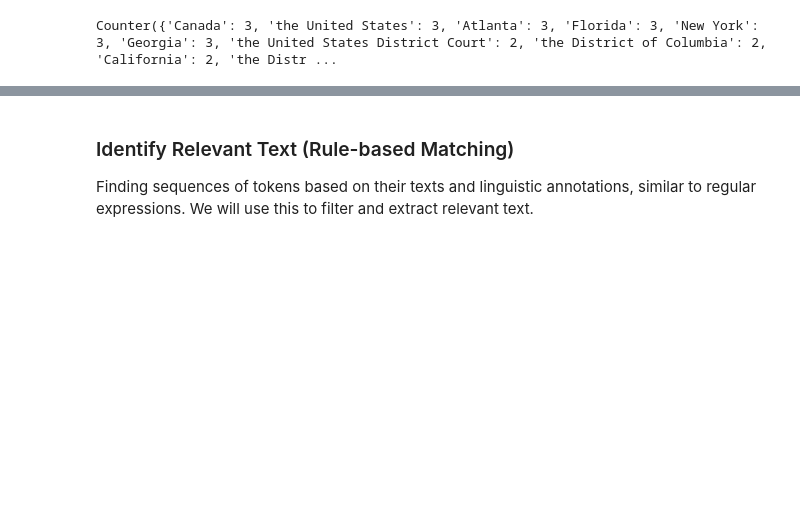
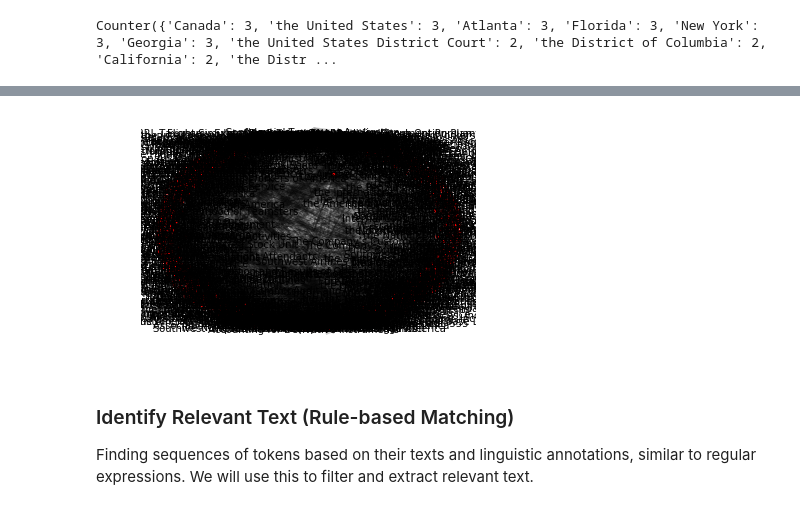
Before and after one commit to Alexjmsherman/nlp_practicum_original, a Jupyter notebook: lessons/lesson_6_text_preprocessing/text_preprocessing_solution.ipynb, the cells around one changed output, grey strips where cells are left out. Saved outputs shown, nothing was run; the diff lists cells and outputs as text; code cells hidden in the pictures; blank space fills up the shorter version.

Commit message:
update text preprocessing and phrase dectection

```diff
--- a/lessons/lesson_6_text_preprocessing/text_preprocessing_solution.ipynb
+++ b/lessons/lesson_6_text_preprocessing/text_preprocessing_solution.ipynb
@@ -125,7 +158,8 @@ ModuleNotFoundError: No module named 'spacy'
 # %%
-# read in a English language model
-#nlp = spacy.load('en')  # simple model
-nlp = spacy.load('en_core_web_lg')  # convolutional neural network model
+%%time
+
+# read in a simple (small) English language model
+nlp = spacy.load('en')
 
 # another approach:
 # import en_core_web_sm
@@ -287,10 +348,10 @@ displacy.serve(docs=doc, style='dep')
 
 A named entity is a "real-world object" that's assigned a name – for example, a person, a country, a product, or a book title. spaCy can recognise various types of named entities in a document, by asking the model for a prediction.
 # %%
-print('{:10} | {:15} '.format('LABEL','ENTITY'))
+print('{:10} | {:15}'.format('LABEL','ENTITY'))
 
-for ent in doc.ents:
-    print('{:10} | {:50} '.format(ent.label_, ent.text))
+for ent in doc.ents[0:20]:
+    print('{:10} | {:50}'.format(ent.label_, ent.text))
 # %% [output]
 LABEL      | ENTITY
 ORG        | Delta Air Lines
@@ -350,0 +463,4 @@ Counter({'Canada': 3, 'the United States': 3, 'Atlanta': 3, 'Florida': 3, 'New Y
+# %%
+airlines = ['Southwest','American','Delta','United']
+for combo in combinations(airlines, 2):
+    print(combo)
@@ -350,0 +548,3 @@ Counter({'Canada': 3, 'the United States': 3, 'Atlanta': 3, 'Florida': 3, 'New Y
+# %%
+texts = df[df.section_text.str.contains('Southwest Airlines')].section_text
+len(texts)
@@ -351,3 +577,32 @@ Counter({'Canada': 3, 'the United States': 3, 'Atlanta': 3, 'Florida': 3, 'New Y
+# %%
+import matplotlib.pyplot as plt
+import networkx as nx
+
+G = nx.Graph()
+
+for entities, value in entity_relations.items():
+    entity1 = entities[0]
+    entity2 = entities[1]
+
+    G.add_edge(entity1, entity2, weight=value)
+
+# positions for all nodes
+pos = nx.spring_layout(G, k=5)
+
+# nodes
+nx.draw_networkx_nodes(G, pos, node_size=10)
+
+# edges
+for (u, v, d) in G.edges(data=True):
+    nx.draw_networkx_edges(G, pos, edgelist=[(u,v)], width=d['weight'], alpha=.2)
+
+# labels
+nx.draw_networkx_labels(G, pos, font_size=10,  font_family='sans-serif')
+
+plt.axis('off')
+plt.show()
+# %% [output]
+[figure, added]
 # %% [markdown]
 ### Identify Relevant Text (Rule-based Matching)
 
```
Also changed, not shown: parts of 57 cells of this notebook, 1 other file.
